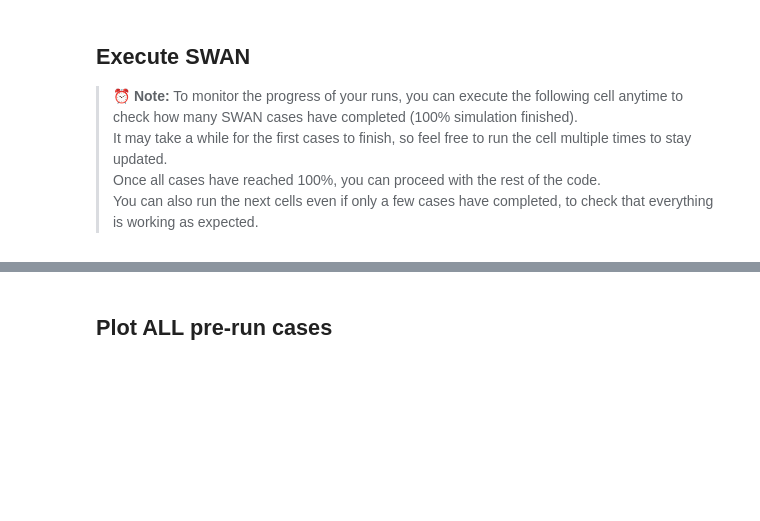
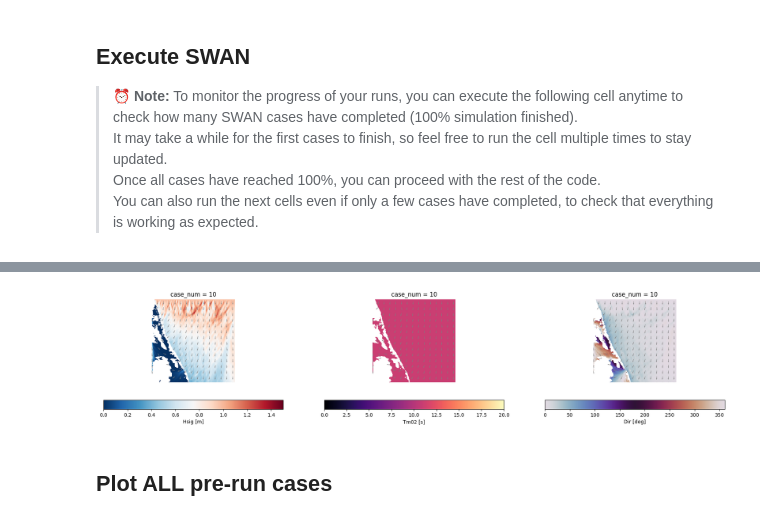
Before and after one commit to JenMontano/BlueMath, a Jupyter notebook: climate_services/hindcast/Duke/01_Propagation.ipynb, the cells around one changed output, grey strips where cells are left out. Saved outputs shown, nothing was run; the diff lists cells and outputs as text; code cells hidden in the pictures; blank space fills up the shorter version.

```diff
--- a/climate_services/hindcast/Duke/01_Propagation.ipynb
+++ b/climate_services/hindcast/Duke/01_Propagation.ipynb
@@ -144,10 +144,9 @@ Coordinates:
     sdn_uom_urn:         SDN:P06::ULAA
     sdn_uom_name:        Metres
 # %%
-
 # Crop bathymetry
 lat_mask = (bathy.lat >= 35.6) & (bathy.lat <= 36.8)
-lon_mask = (bathy.lon >= -76) & (bathy.lon <= -74.5)
+lon_mask = (bathy.lon >= -76) & (bathy.lon <= -74.8)
 cropped_bathy = bathy.where(lat_mask & lon_mask, drop=True)
 cropped_bathy.to_netcdf("outputs/Duke_bathy.nc")
 cropped_bathy
@@ -305,9 +401,9 @@ swan_cases_df.to_csv(os.path.join(output_dir, "swan_cases.csv"), index=False)
 # swan_wrapper.run_cases_bulk(
 #     launcher="sbatch --array=85 sbatch_example.sh"
 # )
-# swan_wrapper.run_cases_bulk(
-#     launcher="sbatch --array=0-697%50 sbatch_example.sh"
+swan_wrapper.run_cases_bulk(
+    launcher="sbatch --array=0-697%50 sbatch_example.sh"
+)
+# swan_wrapper.run_cases_in_background(
+#     launcher="/software/geocean/swan/swan_serial.exe", num_workers=15
 # )
-swan_wrapper.run_cases_in_background(
-    launcher="/software/geocean/swan/swan_serial.exe", num_workers=15
-)
@@ -314,3 +412,3 @@ swan_wrapper.run_cases_in_background(
 # %%
-# swan_wrapper.load_cases()
+swan_wrapper.load_cases()
 swan_wrapper.monitor_cases()
@@ -322,10 +445,12 @@ cases_bulk_parameters
 # %%
 from utils.plotting import plot_case_variables
 
 plot_case_variables(
     data=cases_bulk_parameters.isel(case_num=10),
-    step=30,
+    step=20,
 )
+# %% [output]
+[figure, added]
 # %% [markdown]
 ## Plot ALL pre-run cases
 # %%
```
Also changed, not shown: parts of 15 cells of this notebook, 6 other files.
